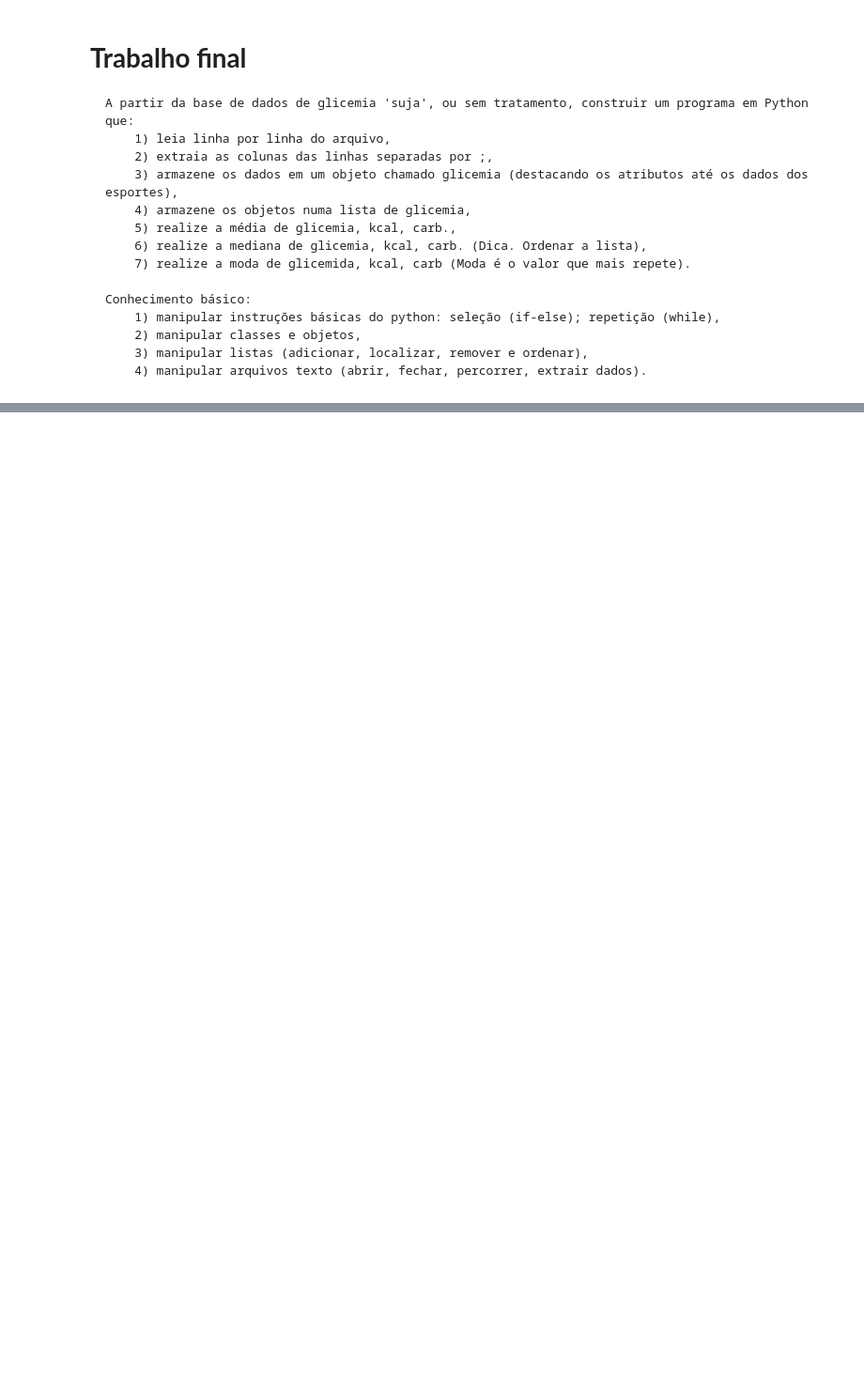
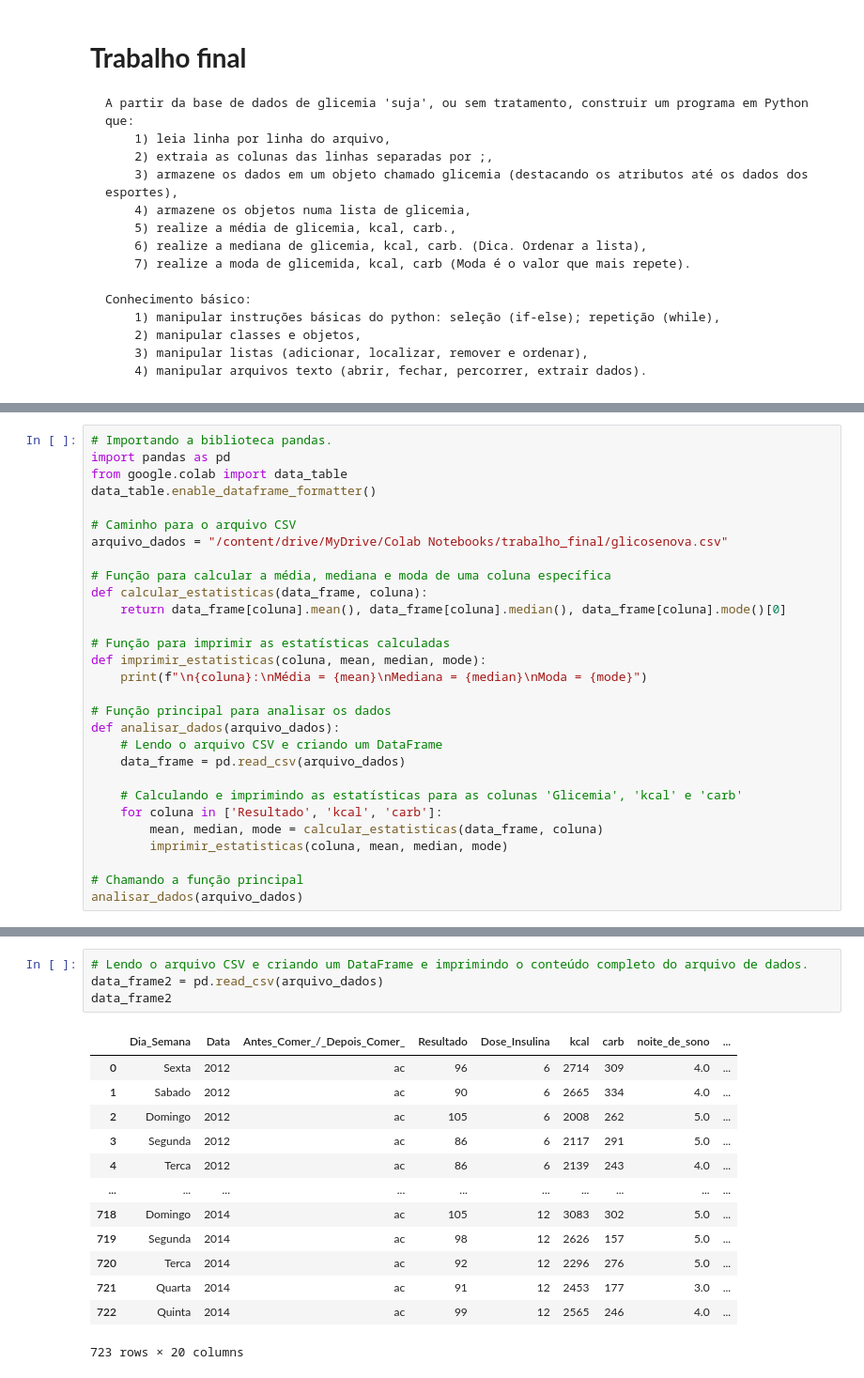
Before and after one commit to DallastaDaniel/PythonCienciaDeDados, a Jupyter notebook: Trabalho_final_da_Disciplina_de_Nocoes_de_Python.ipynb, the cells around one changed output, grey strips where cells are left out. Shown at 94% size. Drawn from its saved outputs; the diff is of its cells as text; blank space fills up the shorter version.

```diff
--- a/Trabalho_final_da_Disciplina_de_Nocoes_de_Python.ipynb
+++ b/Trabalho_final_da_Disciplina_de_Nocoes_de_Python.ipynb
@@ -79,0 +18,29 @@ print(df)
+# %%
+# Importando a biblioteca pandas.
+import pandas as pd
+from google.colab import data_table
+data_table.enable_dataframe_formatter()
+
+# Caminho para o arquivo CSV
+arquivo_dados = "/content/drive/MyDrive/Colab Notebooks/trabalho_final/glicosenova.csv"
+
+# Função para calcular a média, mediana e moda de uma coluna específica
+def calcular_estatisticas(data_frame, coluna):
+    return data_frame[coluna].mean(), data_frame[coluna].median(), data_frame[coluna].mode()[0]
+
+# Função para imprimir as estatísticas calculadas
+def imprimir_estatisticas(coluna, mean, median, mode):
+    print(f"\n{coluna}:\nMédia = {mean}\nMediana = {median}\nModa = {mode}")
+
+# Função principal para analisar os dados
+def analisar_dados(arquivo_dados):
+    # Lendo o arquivo CSV e criando um DataFrame
+    data_frame = pd.read_csv(arquivo_dados)
+
+    # Calculando e imprimindo as estatísticas para as colunas 'Glicemia', 'kcal' e 'carb'
+    for coluna in ['Resultado', 'kcal', 'carb']:
+        mean, median, mode = calcular_estatisticas(data_frame, coluna)
+        imprimir_estatisticas(coluna, mean, median, mode)
+
+# Chamando a função principal
+analisar_dados(arquivo_dados)
@@ -79,0 +62,18 @@ print(df)
+# %%
+# Lendo o arquivo CSV e criando um DataFrame e imprimindo o conteúdo completo do arquivo de dados.
+data_frame2 = pd.read_csv(arquivo_dados)
+data_frame2
+# %% [output]
+|  | Dia_Semana | Data | Antes_Comer_/_Depois_Comer_ | Resultado | Dose_Insulina | kcal | carb | noite_de_sono | ... |
+| 0 | Sexta | 2012 | ac | 96 | 6 | 2714 | 309 | 4.0 | ... |
+| 1 | Sabado | 2012 | ac | 90 | 6 | 2665 | 334 | 4.0 | ... |
+| 2 | Domingo | 2012 | ac | 105 | 6 | 2008 | 262 | 5.0 | ... |
+| 3 | Segunda | 2012 | ac | 86 | 6 | 2117 | 291 | 5.0 | ... |
+| 4 | Terca | 2012 | ac | 86 | 6 | 2139 | 243 | 4.0 | ... |
+| ... | ... | ... | ... | ... | ... | ... | ... | ... | ... |
+| 718 | Domingo | 2014 | ac | 105 | 12 | 3083 | 302 | 5.0 | ... |
+| 719 | Segunda | 2014 | ac | 98 | 12 | 2626 | 157 | 5.0 | ... |
+| 720 | Terca | 2014 | ac | 92 | 12 | 2296 | 276 | 5.0 | ... |
+| 721 | Quarta | 2014 | ac | 91 | 12 | 2453 | 177 | 3.0 | ... |
+| 722 | Quinta | 2014 | ac | 99 | 12 | 2565 | 246 | 4.0 | ... |
+723 rows × 20 columns
```
Also changed, not shown: parts of 2 cells of this notebook.
